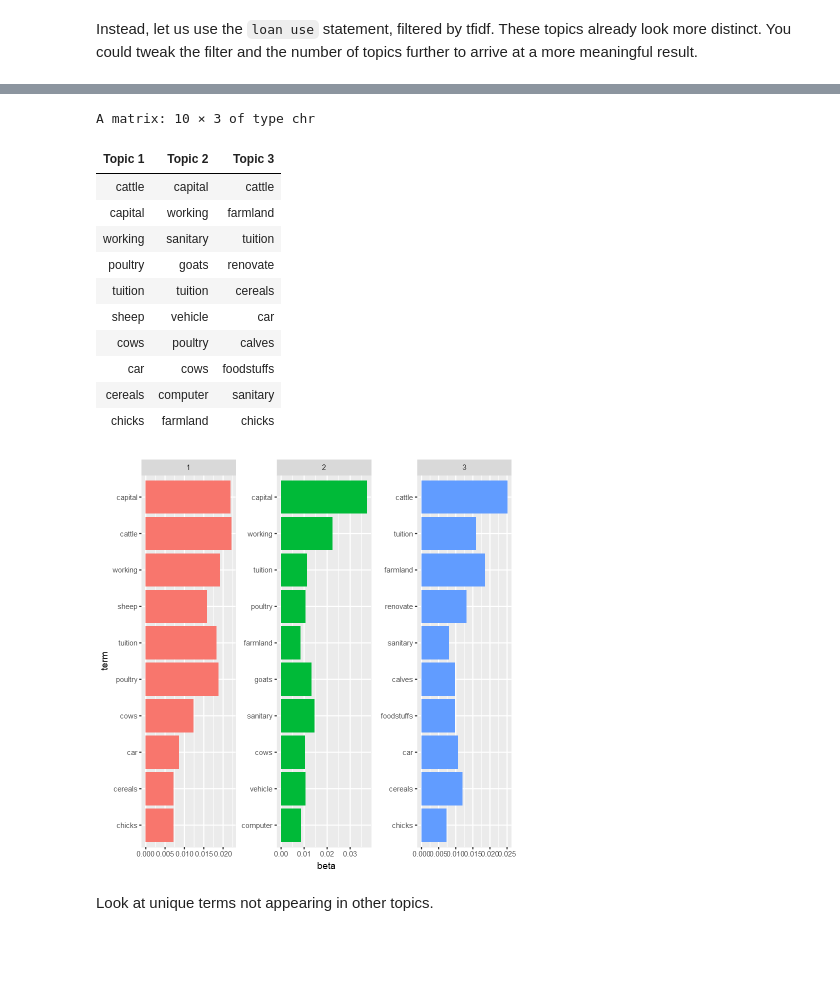
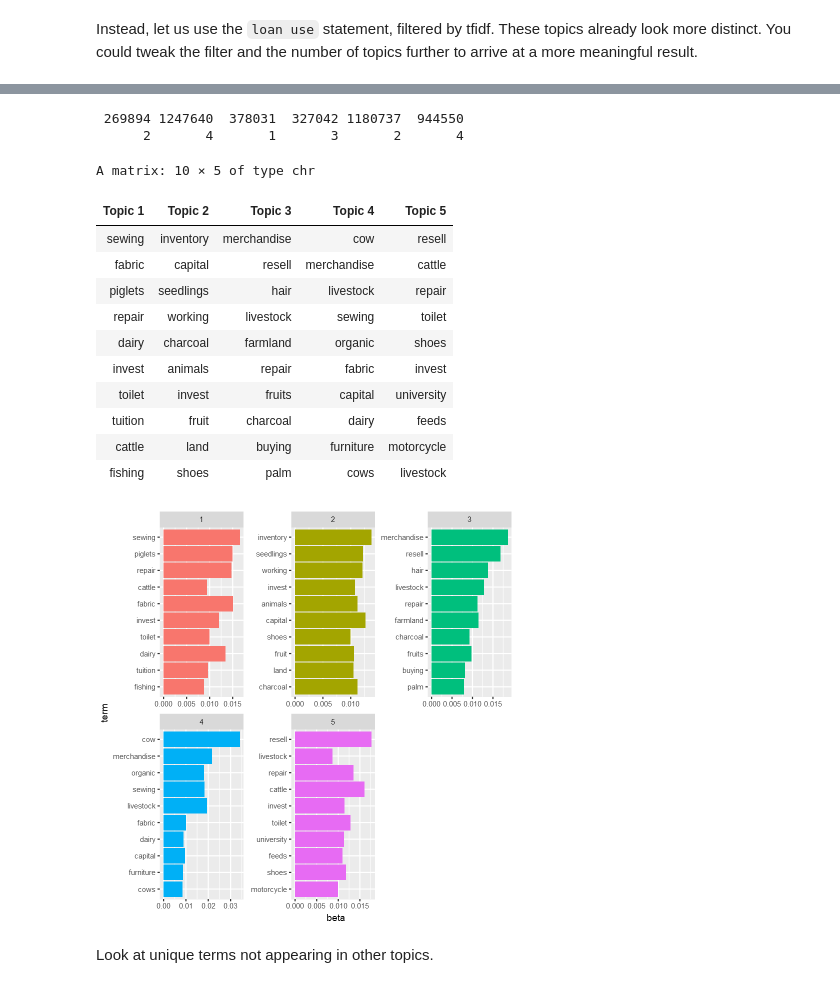
Before and after one commit to hliebert/course-unstructured-data, a Jupyter notebook: PC-lab-3/text-analysis.ipynb, the cells around one changed output, grey strips where cells are left out. Drawn from its saved outputs; the diff is of its cells as text; code cells hidden in the pictures; blank space fills up the shorter version.

```diff
--- a/PC-lab-3/text-analysis.ipynb
+++ b/PC-lab-3/text-analysis.ipynb
@@ -434,9 +437,9 @@ summary(termtfidf)
 
 ## Filter by tf-idf
 ## dim(dtmuse)
-dtmuse <- dtmuse[, (termtfidf >= 1.70)]
+dtmuse <- dtmuse[, (termtfidf >= 1.30)]
 dtmuse <- dtmuse[row_sums(dtmuse) > 0, ]
-## dim(dtmuse)
+dim(dtmuse)
 # %% [output]
 <<DocumentTermMatrix (documents: 10000, terms: 4130)>>
 Non-/sparse entries: 57029/41242971
@@ -461,43 +465,49 @@ Docs     additional business buy pay products purchase rice sell supplies water
+# %%
+## Unsupervised method: Topic model, this time for loanuse statement
+lda <- LDA(dtmuse, k = 5, control = list(seed = 100))
+## str(lda)
+# %%
+## Most likely topic for each document, could merge this to original data
+topic <- topics(lda, 1)
+head(topic)
+# %% [output]
+ 269894 1247640  378031  327042 1180737  944550
+      2       4       1       3       2       4
+# %%
+## Five most frequent terms for each topic
+terms(lda, 10)
+# %% [output]
+A matrix: 10 × 5 of type chr
+| Topic 1 | Topic 2 | Topic 3 | Topic 4 | Topic 5 |
+| sewing | inventory | merchandise | cow | resell |
+| fabric | capital | resell | merchandise | cattle |
+| piglets | seedlings | hair | livestock | repair |
+| repair | working | livestock | sewing | toilet |
+| dairy | charcoal | farmland | organic | shoes |
+| invest | animals | repair | fabric | invest |
+| toilet | invest | fruits | capital | university |
+| tuition | fruit | charcoal | dairy | feeds |
+| cattle | land | buying | furniture | motorcycle |
+| fishing | shoes | palm | cows | livestock |
 # %%
-## Unsupervised method: Topic model, this time for loanuse statement
-lda <- LDA(dtmuse, k = 3, control = list(seed = 100))
-## str(lda)
-
-## Most likely topic for each document, could merge this to original data
-topic <- topics(lda, 1)
-## Five most frequent terms for each topic
-terms(lda, 10)
-
 ## Plot most frequent terms and associated probabilities by topic
 tpm <- tidy(lda, matrix = "beta")
 
 topterms <-
     tpm %>%
     group_by(topic) %>%
     top_n(10, beta) %>%
     ungroup() %>%
     arrange(topic, -beta)
 
 topterms %>%
     mutate(term = reorder(term, beta)) %>%
     ggplot(aes(term, beta, fill = factor(topic))) +
     geom_col(show.legend = FALSE) +
     facet_wrap(~ topic, scales = "free") +
     coord_flip()
 # %% [output]
-A matrix: 10 × 3 of type chr
-| Topic 1 | Topic 2 | Topic 3 |
-| cattle | capital | cattle |
-| capital | working | farmland |
-| working | sanitary | tuition |
-| poultry | goats | renovate |
-| tuition | tuition | cereals |
-| sheep | vehicle | car |
-| cows | poultry | calves |
-| car | cows | foodstuffs |
-| cereals | computer | sanitary |
-| chicks | farmland | chicks |
-[figure, old version]
+[figure, new version]
 # %% [markdown]
 Look at unique terms not appearing in other topics.
 # %%
```
Also changed, not shown: parts of 30 cells of this notebook, 2 other files.
